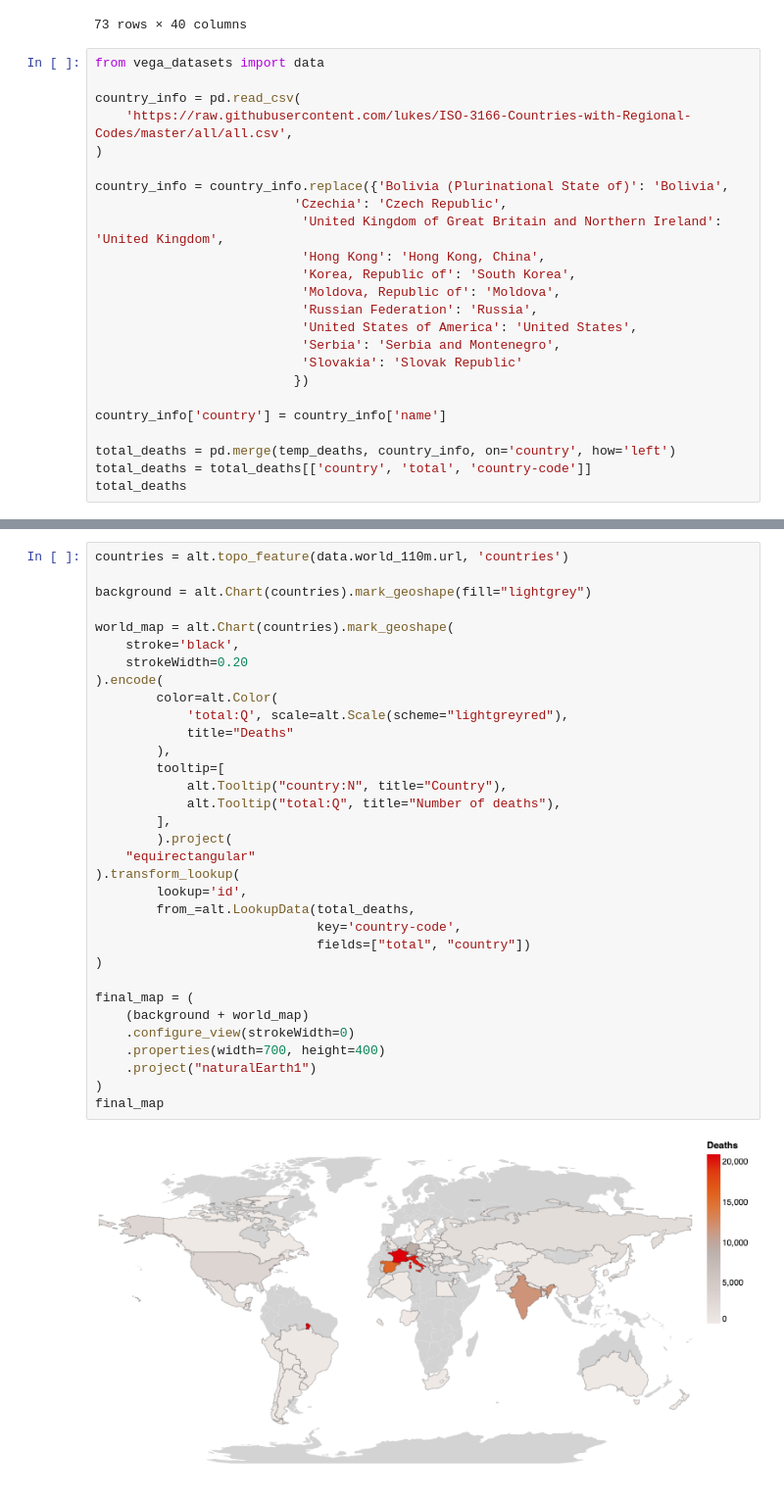
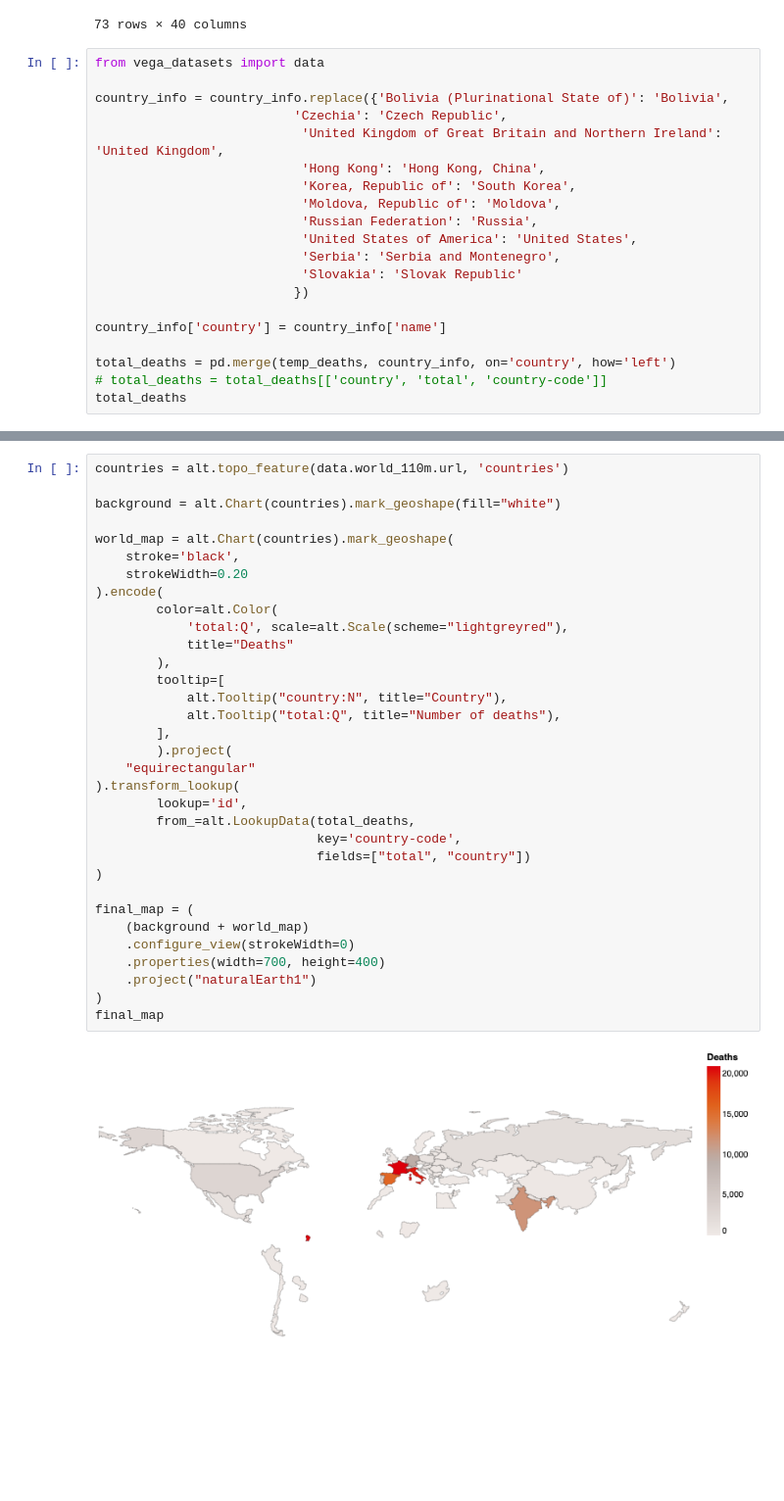
Before and after one commit to mel-liow/climate-analysis, a Jupyter notebook: climate_analysis.ipynb, the cells around one changed output, grey strips where cells are left out. Shown at 98% size. Drawn from its saved outputs; the diff is of its cells as text; blank space fills up the shorter version.

Commit message:
fix temp chart

```diff
--- a/climate_analysis.ipynb
+++ b/climate_analysis.ipynb
@@ -398,10 +407,6 @@ temp_deaths
 73 rows × 40 columns
 # %%
 from vega_datasets import data
-
-country_info = pd.read_csv(
-    'https://raw.githubusercontent.com/lukes/ISO-3166-Countries-with-Regional-Codes/master/all/all.csv',
-)
 
 country_info = country_info.replace({'Bolivia (Plurinational State of)': 'Bolivia',
                           'Czechia': 'Czech Republic',
@@ -418,6 +423,6 @@ country_info = country_info.replace({'Bolivia (Plurinational State of)': 'Bolivi
 country_info['country'] = country_info['name']
 
 total_deaths = pd.merge(temp_deaths, country_info, on='country', how='left')
-total_deaths = total_deaths[['country', 'total', 'country-code']]
+# total_deaths = total_deaths[['country', 'total', 'country-code']]
 total_deaths
 # %% [output]
@@ -437,35 +442,35 @@ total_deaths
 # %%
 countries = alt.topo_feature(data.world_110m.url, 'countries')
 
-background = alt.Chart(countries).mark_geoshape(fill="lightgrey")
+background = alt.Chart(countries).mark_geoshape(fill="white")
 
 world_map = alt.Chart(countries).mark_geoshape(
     stroke='black',
     strokeWidth=0.20
 ).encode(
         color=alt.Color(
             'total:Q', scale=alt.Scale(scheme="lightgreyred"),
             title="Deaths"
         ),
         tooltip=[
             alt.Tooltip("country:N", title="Country"),
             alt.Tooltip("total:Q", title="Number of deaths"),
         ],
         ).project(
     "equirectangular"
 ).transform_lookup(
         lookup='id',
         from_=alt.LookupData(total_deaths,
                              key='country-code',
                              fields=["total", "country"])
 )
 
 final_map = (
     (background + world_map)
     .configure_view(strokeWidth=0)
     .properties(width=700, height=400)
     .project("naturalEarth1")
 )
 final_map
 # %% [output]
-[figure, old version]
+[figure, new version]
```
Also changed, not shown: parts of 5 cells of this notebook.
